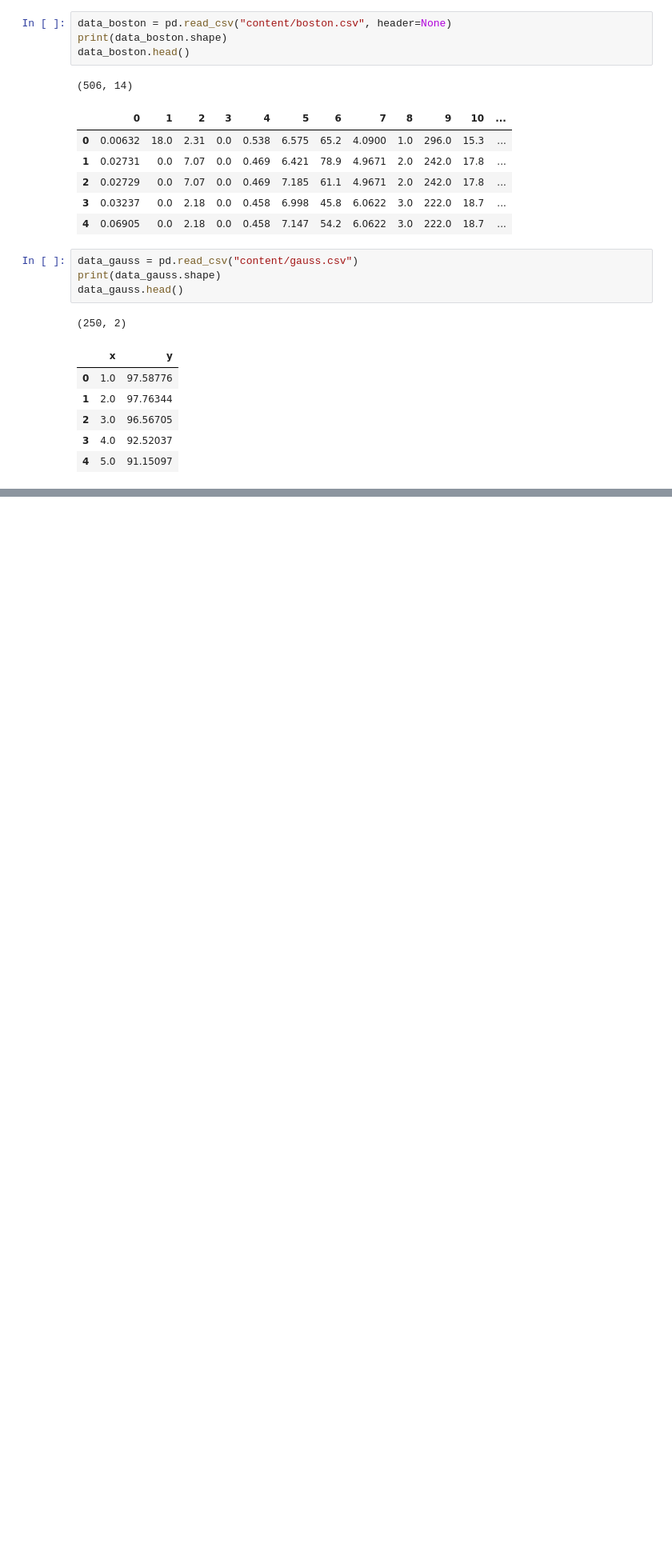
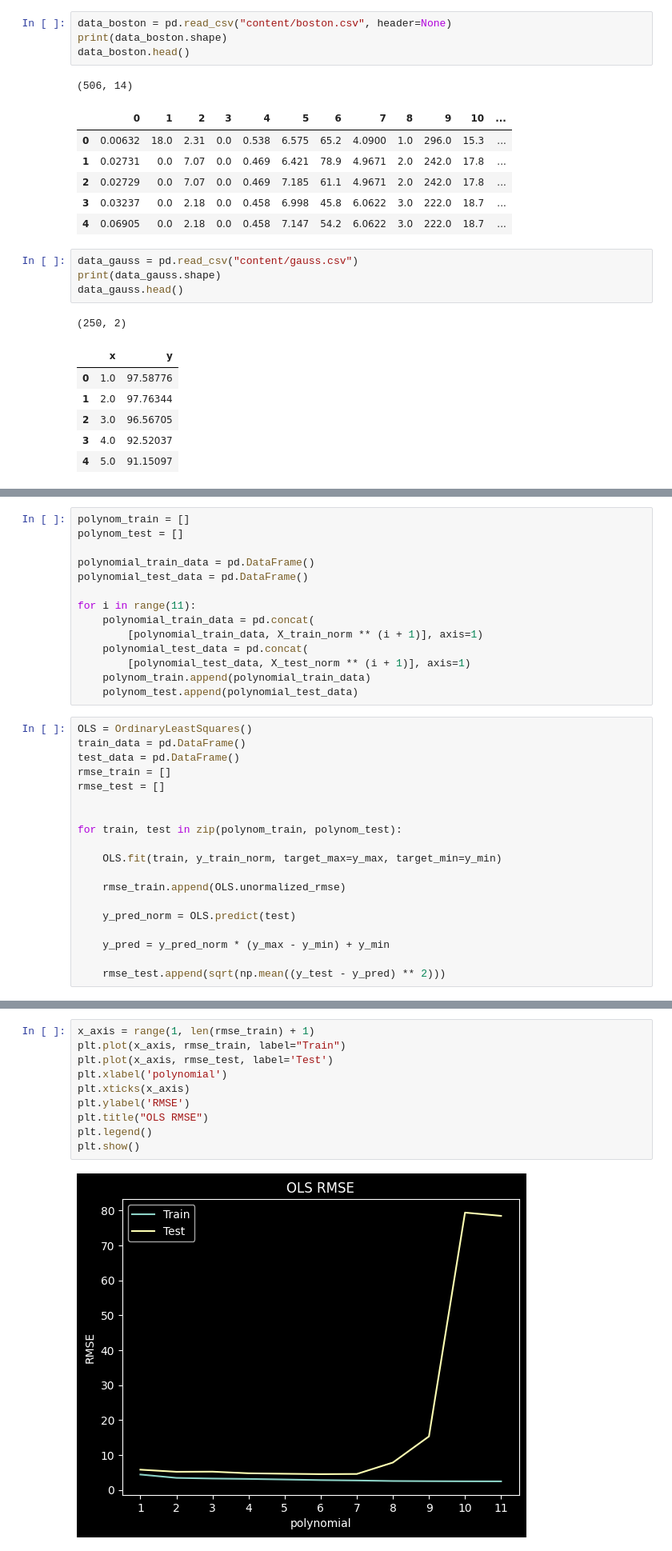
Before and after one commit to viniciuspxc/Reconhecimento_de_Padroes, a Jupyter notebook: Listas/Lista 2/Lista 02.ipynb, the cells around one changed output, grey strips where cells are left out. Shown at 80% size. Saved outputs shown, nothing was run; the diff lists cells and outputs as text; blank space fills up the shorter version.

```diff
--- a/Listas/Lista 2/Lista 02.ipynb
+++ b/Listas/Lista 2/Lista 02.ipynb
@@ -155,0 +103,33 @@ df_iris.head()
+# %%
+polynom_train = []
+polynom_test = []
+
+polynomial_train_data = pd.DataFrame()
+polynomial_test_data = pd.DataFrame()
+
+for i in range(11):
+    polynomial_train_data = pd.concat(
+        [polynomial_train_data, X_train_norm ** (i + 1)], axis=1)
+    polynomial_test_data = pd.concat(
+        [polynomial_test_data, X_test_norm ** (i + 1)], axis=1)
+    polynom_train.append(polynomial_train_data)
+    polynom_test.append(polynomial_test_data)
+# %%
+OLS = OrdinaryLeastSquares()
+train_data = pd.DataFrame()
+test_data = pd.DataFrame()
+rmse_train = []
+rmse_test = []
+
+
+for train, test in zip(polynom_train, polynom_test):
+
+    OLS.fit(train, y_train_norm, target_max=y_max, target_min=y_min)
+
+    rmse_train.append(OLS.unormalized_rmse)
+
+    y_pred_norm = OLS.predict(test)
+
+    y_pred = y_pred_norm * (y_max - y_min) + y_min
+
+    rmse_test.append(sqrt(np.mean((y_test - y_pred) ** 2)))
@@ -155,0 +138,12 @@ df_iris.head()
+# %%
+x_axis = range(1, len(rmse_train) + 1)
+plt.plot(x_axis, rmse_train, label="Train")
+plt.plot(x_axis, rmse_test, label='Test')
+plt.xlabel('polynomial')
+plt.xticks(x_axis)
+plt.ylabel('RMSE')
+plt.title("OLS RMSE")
+plt.legend()
+plt.show()
+# %% [output]
+[figure, added]
```
Also changed, not shown: parts of 41 cells of this notebook.
